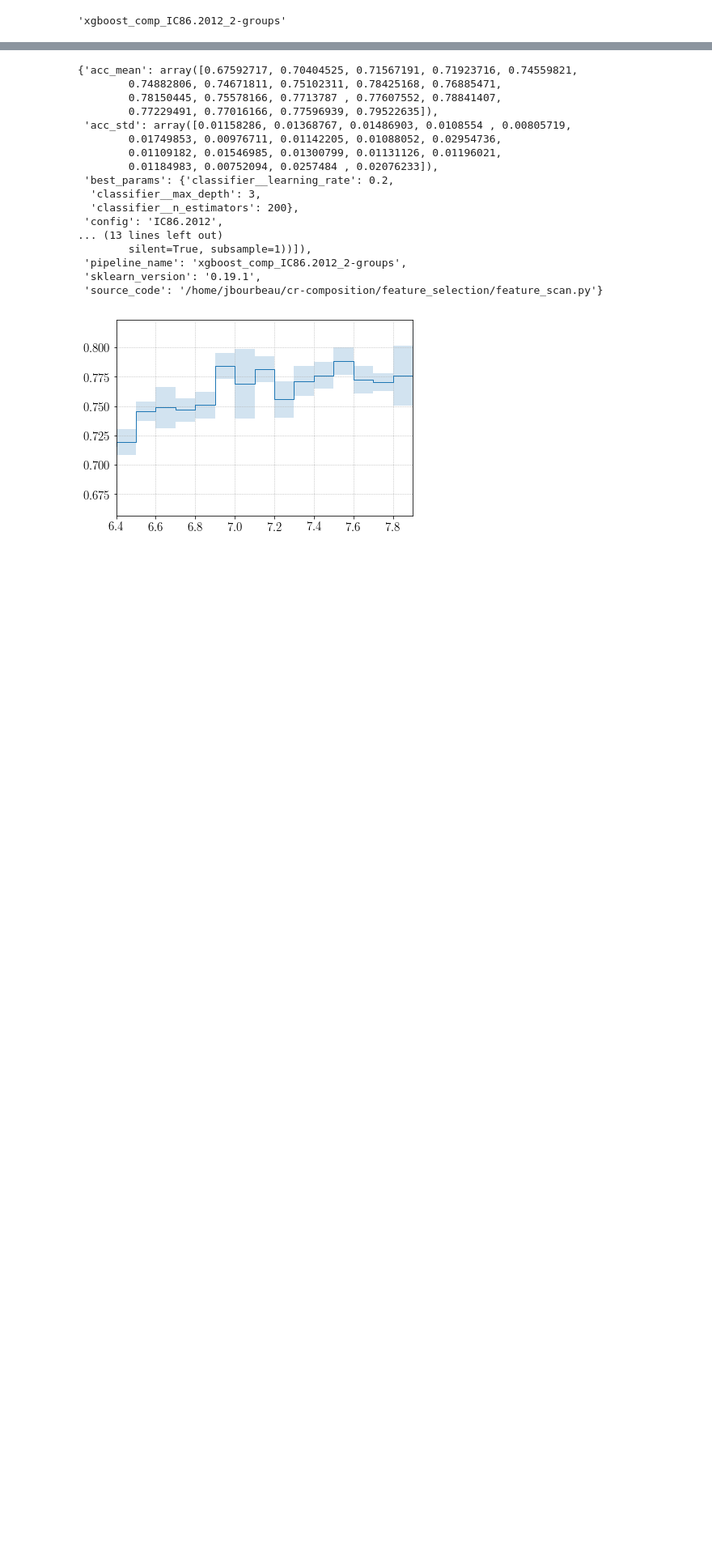
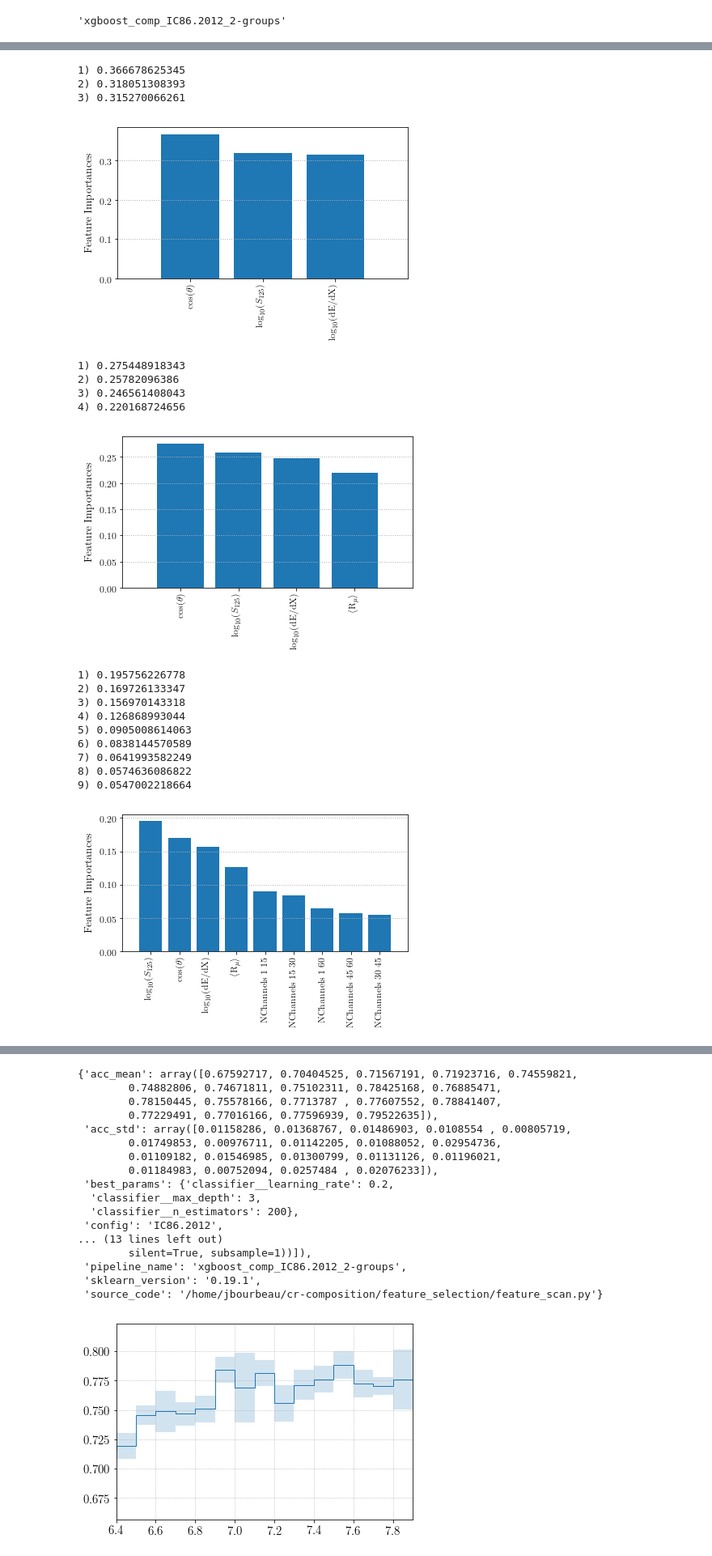
Before and after one commit to jrbourbeau/cr-composition, a Jupyter notebook: feature_selection/plot-feature-scan.ipynb, the cells around one changed output, grey strips where cells are left out. Shown at 81% size. Drawn from its saved outputs; the diff is of its cells as text; code cells hidden in the pictures; blank space fills up the shorter version.

```diff
--- a/feature_selection/plot-feature-scan.ipynb
+++ b/feature_selection/plot-feature-scan.ipynb
@@ -57,0 +106,32 @@ plt.show()
+# %%
+for features, ls in zip(scan_features, linestyles):
+    features_str = '-'.join(features)
+    results_basename = '{}-{}.pkl'.format(pipeline_str, features_str)
+    results_file = os.path.join(cwd,
+                                'feature_scan_results',
+                                results_basename)
+    results = joblib.load(results_file)
+
+    importances = results['pipeline'].named_steps['classifier'].feature_importances_
+    feature_labels = np.array(results['feature_labels'])
+    plot_feature_importances(importances, feature_labels)
+# %% [output]
+1) 0.366678625345
+2) 0.318051308393
+3) 0.315270066261
+[figure, added]
+1) 0.275448918343
+2) 0.25782096386
+3) 0.246561408043
+4) 0.220168724656
+[figure, added]
+1) 0.195756226778
+2) 0.169726133347
+3) 0.156970143318
+4) 0.126868993044
+5) 0.0905008614063
+6) 0.0838144570589
+7) 0.0641993582249
+8) 0.0574636086822
+9) 0.0547002218664
+[figure, added]
```
Also changed, not shown: parts of 8 cells of this notebook, 19 other files.
